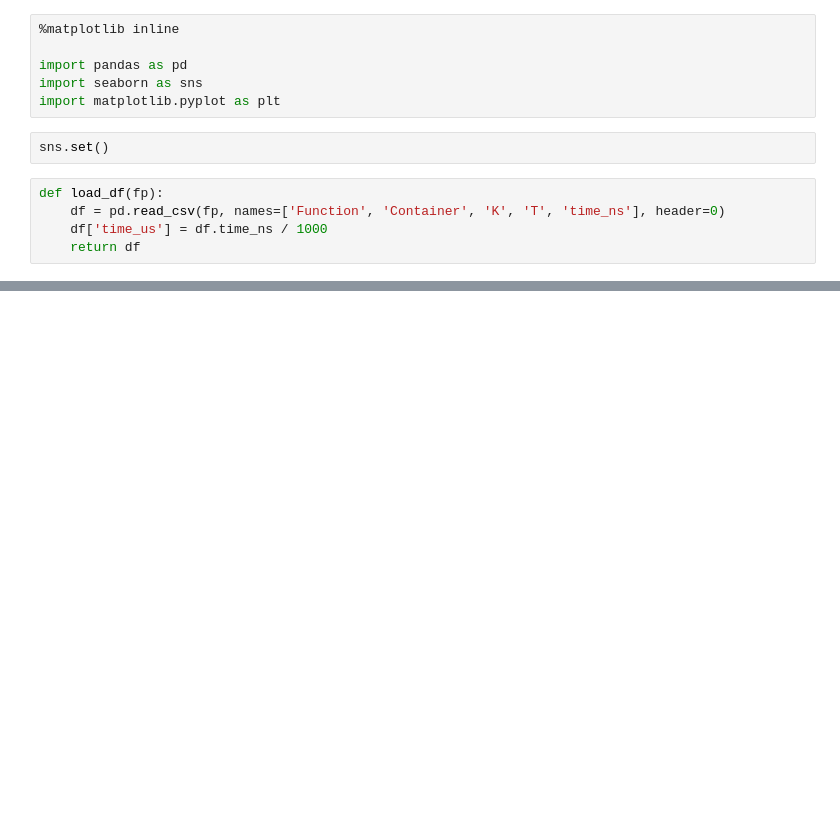
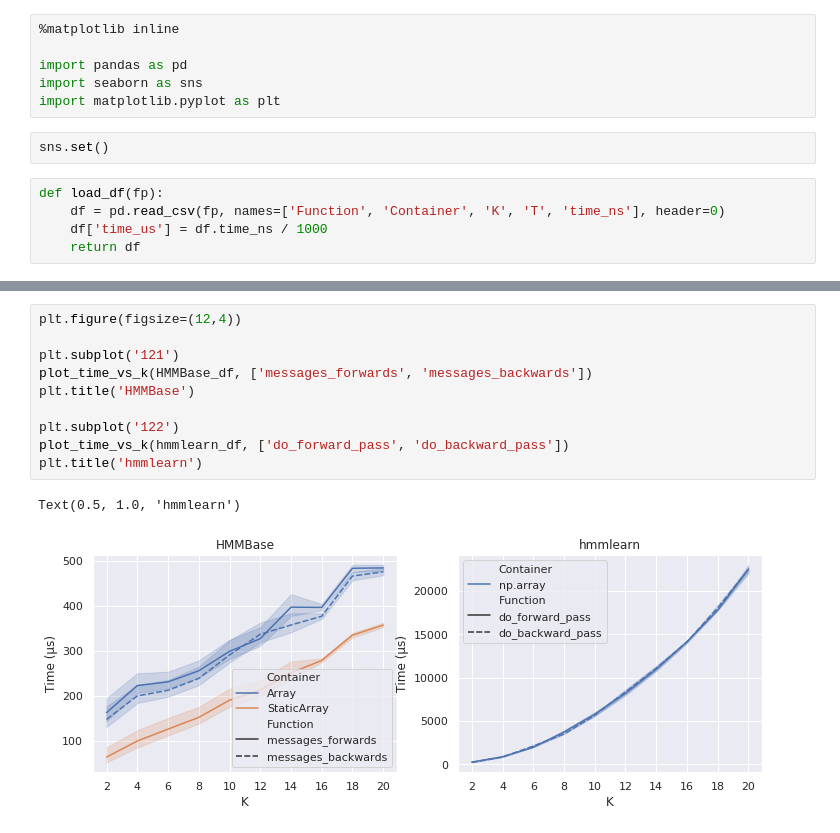
Before and after one commit to maxmouchet/HMMBase.jl, a Jupyter notebook: benchmark/Benchmark.ipynb, the cells around one changed output, grey strips where cells are left out. Cells and saved outputs as stored; diff of their text form; blank space fills up the shorter version.

```diff
--- a/benchmark/Benchmark.ipynb
+++ b/benchmark/Benchmark.ipynb
@@ -63,0 +76,13 @@ plot_time_vs_T(hmmlearn_df)
+# %%
+plt.figure(figsize=(12,4))
+
+plt.subplot('121')
+plot_time_vs_k(HMMBase_df, ['messages_forwards', 'messages_backwards'])
+plt.title('HMMBase')
+
+plt.subplot('122')
+plot_time_vs_k(hmmlearn_df, ['do_forward_pass', 'do_backward_pass'])
+plt.title('hmmlearn')
+# %% [output]
+Text(0.5, 1.0, 'hmmlearn')
+[figure, added]
```
Also changed, not shown: parts of 13 cells of this notebook, 2 other files.
